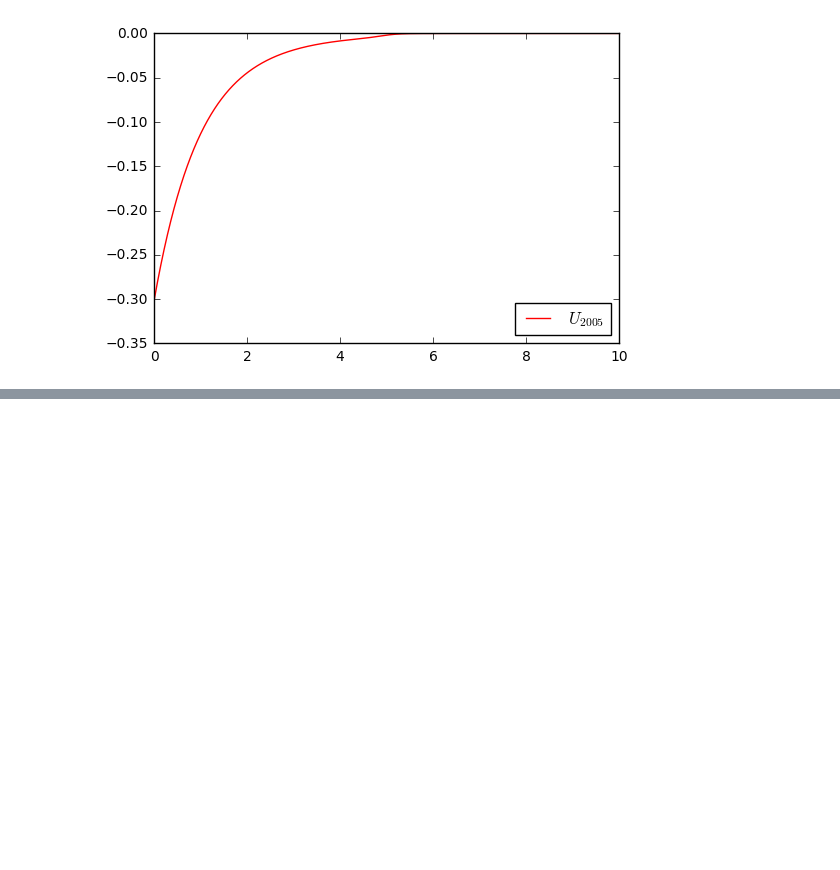
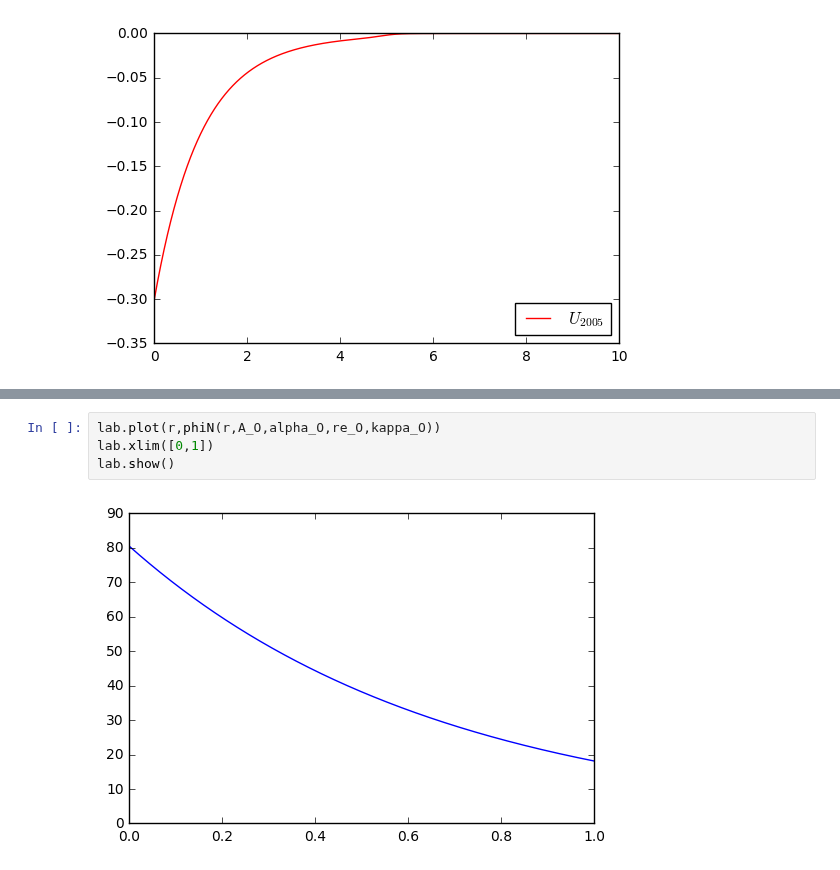
Before and after one commit to 123daimanu/DR_EAM, a Jupyter notebook: EAM_OxygenZhou2005.ipynb, the cells around one changed output, grey strips where cells are left out. Saved outputs shown, nothing was run; the diff lists cells and outputs as text; blank space fills up the shorter version.

```diff
--- a/EAM_OxygenZhou2005.ipynb
+++ b/EAM_OxygenZhou2005.ipynb
@@ -360,0 +374,6 @@ A_O
+# %%
+lab.plot(r,phiN(r,A_O,alpha_O,re_O,kappa_O))
+lab.xlim([0,1])
+lab.show()
+# %% [output]
+[figure, added]
```
Also changed, not shown: parts of 6 cells of this notebook, 7 other files.
